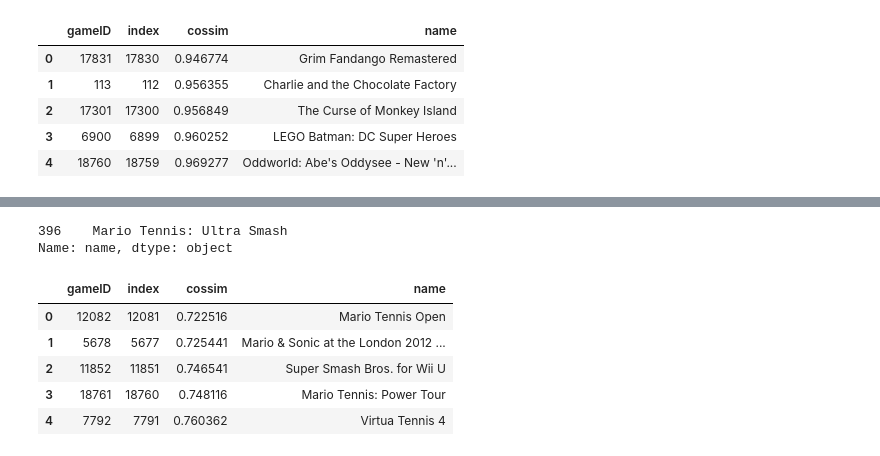
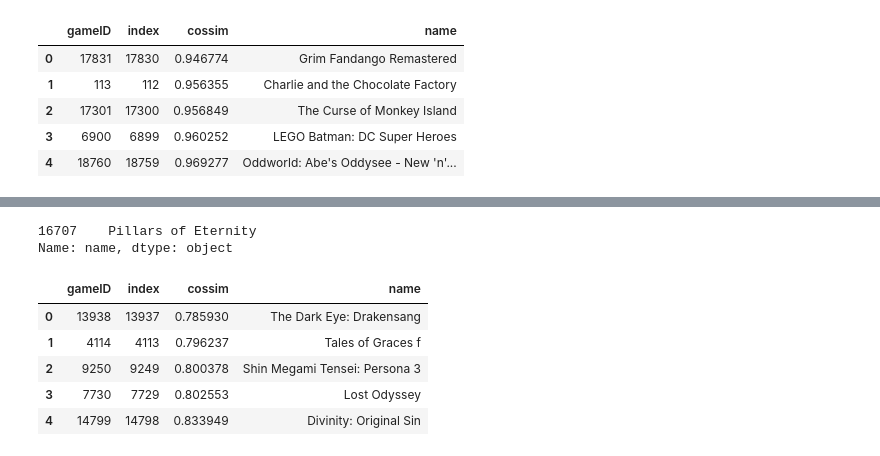
Before and after one commit to Steeefan/nycdsa-proj-04, a Jupyter notebook: code/content/doc2vec.ipynb, the cells around one changed output, grey strips where cells are left out. Drawn from its saved outputs; the diff is of its cells as text; code cells hidden in the pictures.

```diff
--- a/code/content/doc2vec.ipynb
+++ b/code/content/doc2vec.ipynb
@@ -301,7 +283,3 @@ Name: name, dtype: object
 | 2 | 17301 | 17300 | 0.956849 | The Curse of Monkey Island |
 | 3 | 6900 | 6899 | 0.960252 | LEGO Batman: DC Super Heroes |
 | 4 | 18760 | 18759 | 0.969277 | Oddworld: Abe's Oddysee - New 'n'... |
-# %%
-index = top_n_index(sim_array_summary,5)
-# %%
-top_products = copy.deepcopy(summary_docs.iloc[index,][['gameID']])
@@ -376,8 +290,0 @@ for i in range(len(model_summary.docvecs)):
-# %%
-summary_critics_docvecs = np.concatenate((model_summary.docvecs,model.docvecs), axis = 0)
-
-# save as a pickle
-# load pickel file
-
-# recommendation function
-len(np.concatenate((model_summary.docvecs[0],model.docvecs[0]), axis = 0))
@@ -432,13 +352,14 @@ def recommend(game_index, top_n, products_dataset, inputs):
 # %%
-gameID = 397
+# summary and critic reviews
+gameID = 16708
 print games[games['gameID']==gameID]['name']
-recommend(gameID, 5, games, summary_critics_docvecs )
+recommend(gameID, 5, games, summary_critics_docvecs)
 # %% [output]
-396    Mario Tennis: Ultra Smash
+16707    Pillars of Eternity
 Name: name, dtype: object
 |  | gameID | index | cossim | name |
-| 0 | 12082 | 12081 | 0.722516 | Mario Tennis Open |
-| 1 | 5678 | 5677 | 0.725441 | Mario & Sonic at the London 2012 ... |
-| 2 | 11852 | 11851 | 0.746541 | Super Smash Bros. for Wii U |
-| 3 | 18761 | 18760 | 0.748116 | Mario Tennis: Power Tour |
-| 4 | 7792 | 7791 | 0.760362 | Virtua Tennis 4 |
+| 0 | 13938 | 13937 | 0.785930 | The Dark Eye: Drakensang |
+| 1 | 4114 | 4113 | 0.796237 | Tales of Graces f |
+| 2 | 9250 | 9249 | 0.800378 | Shin Megami Tensei: Persona 3 |
+| 3 | 7730 | 7729 | 0.802553 | Lost Odyssey |
+| 4 | 14799 | 14798 | 0.833949 | Divinity: Original Sin |
```
Also changed, not shown: parts of 19 cells of this notebook.
